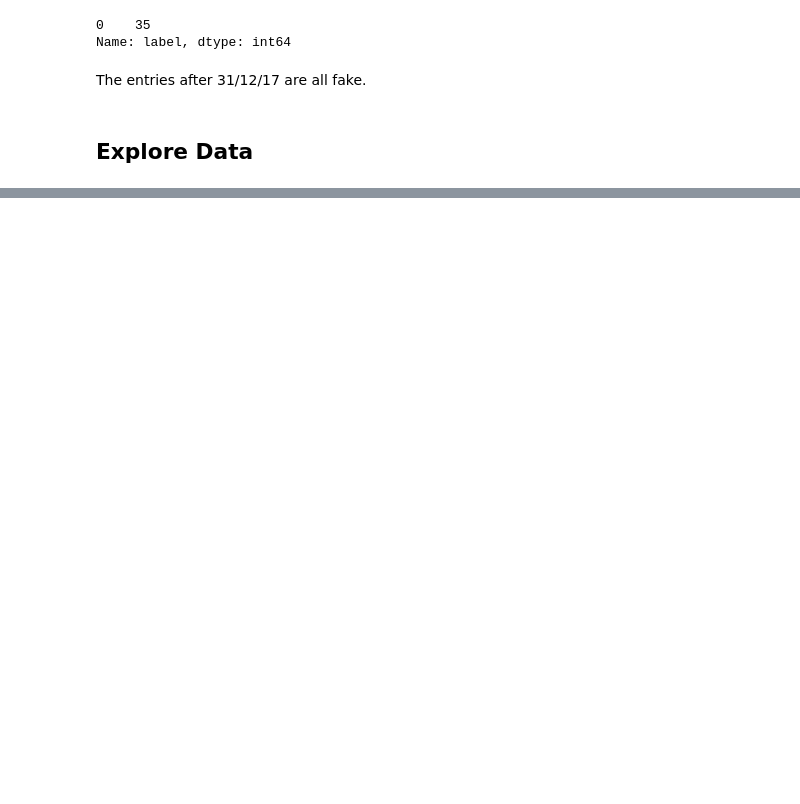
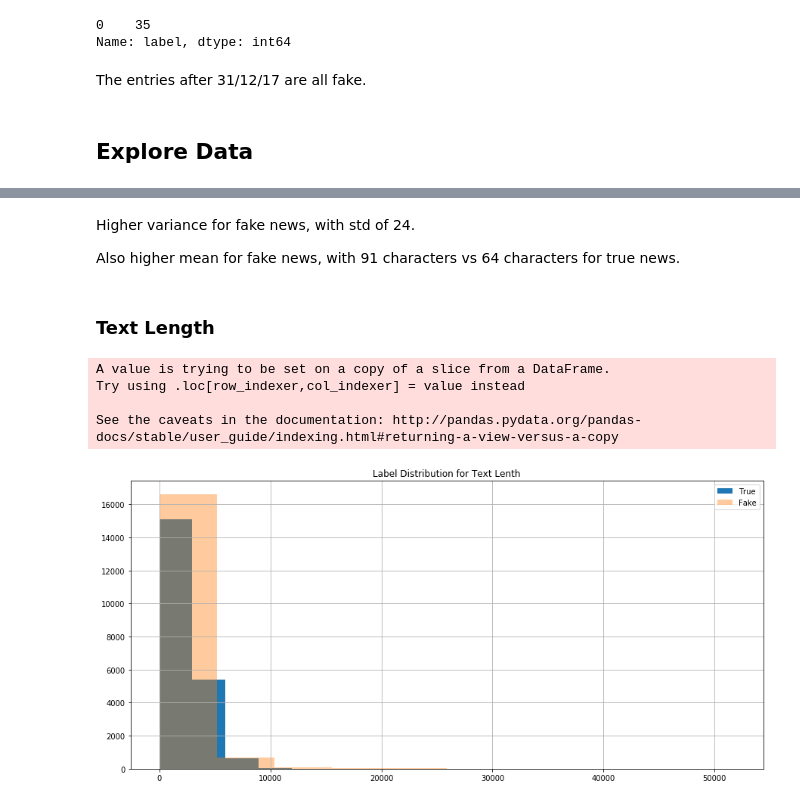
Before and after one commit to nadinezab/fake-news, a Jupyter notebook: 1_EDA.ipynb, the cells around one changed output, grey strips where cells are left out. Saved outputs shown, nothing was run; the diff lists cells and outputs as text; code cells hidden in the pictures; blank space fills up the shorter version.

```diff
--- a/1_EDA.ipynb
+++ b/1_EDA.ipynb
@@ -268,0 +349,19 @@ The entries after 31/12/17 are all fake.
+# %% [markdown]
+Higher variance for fake news, with std of 24.
+
+Also higher mean for fake news, with 91 characters vs 64 characters for true news.
+# %% [markdown]
+### Text Length
+# %%
+# Add text length column
+df2['len_text'] = df2['text'].apply(len)
+# %% [output]
+A value is trying to be set on a copy of a slice from a DataFrame.
+Try using .loc[row_indexer,col_indexer] = value instead
+
+See the caveats in the documentation: http://pandas.pydata.org/pandas-docs/stable/user_guide/indexing.html#returning-a-view-versus-a-copy
+# %%
+# Visualise
+hist_plot_per_label(df2, 'len_text', 'Label Distribution for Text Lenth')
+# %% [output]
+[figure, added]
```
Also changed, not shown: parts of 29 cells of this notebook, 1 other file.
